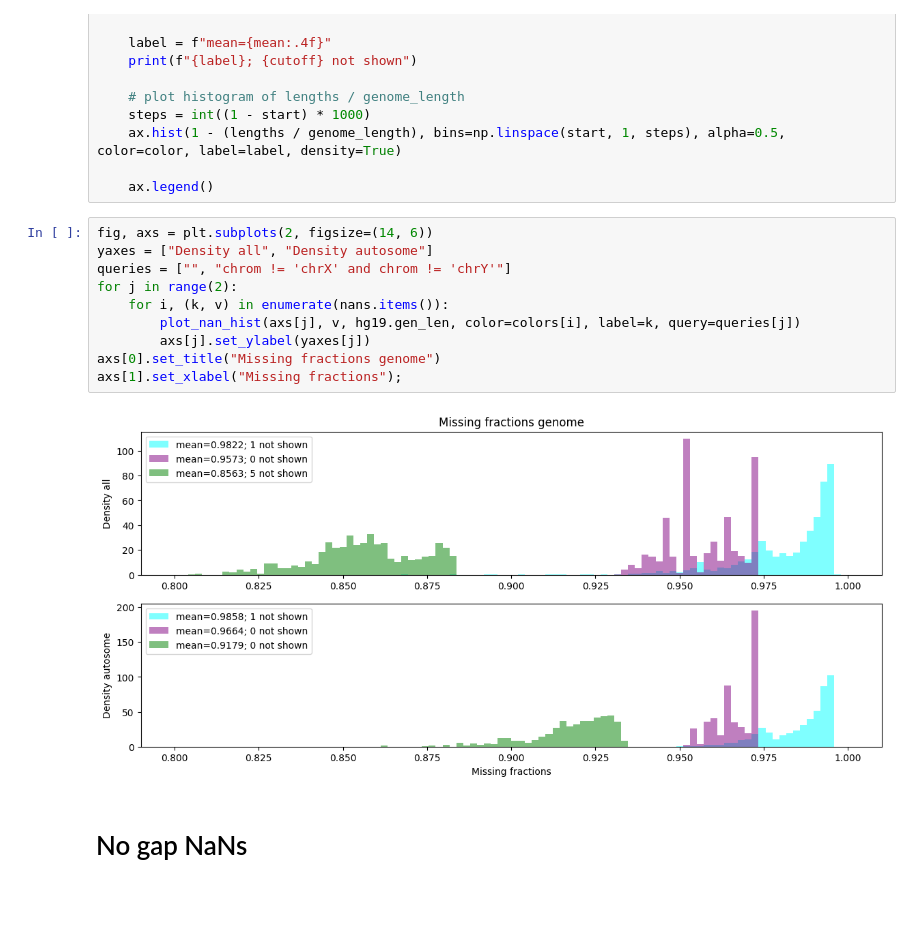
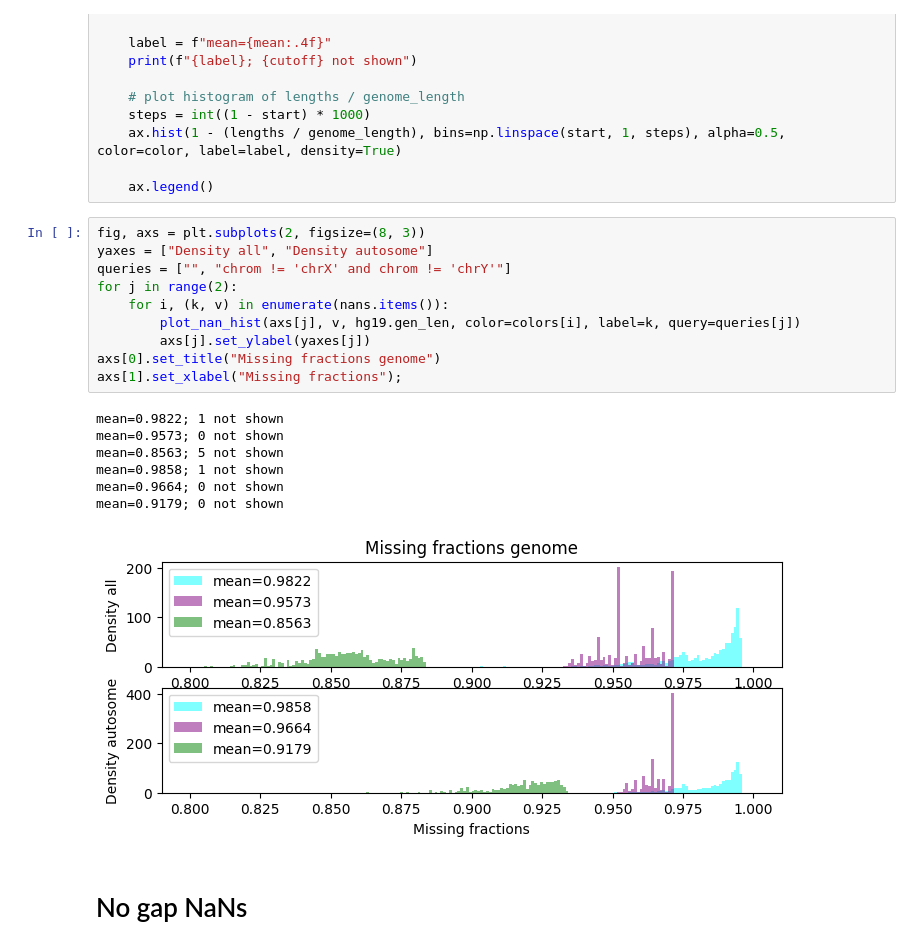
Before and after one commit to ICCB-Cologne/CNSistent, a Jupyter notebook: notebooks/analyze/analyze_coverage.ipynb, the cells around one changed output. Drawn from its saved outputs; the diff is of its cells as text; blank space fills up the shorter version.

```diff
--- a/notebooks/analyze/analyze_coverage.ipynb
+++ b/notebooks/analyze/analyze_coverage.ipynb
@@ -60,17 +60,23 @@ def plot_nan_hist(ax, nans, genome_length, color, label, query=None, start=0.8):
 
     ax.legend()
 # %%
-fig, axs = plt.subplots(2, figsize=(14, 6))
+fig, axs = plt.subplots(2, figsize=(8, 3))
 yaxes = ["Density all", "Density autosome"]
 queries = ["", "chrom != 'chrX' and chrom != 'chrY'"]
 for j in range(2):
     for i, (k, v) in enumerate(nans.items()):
         plot_nan_hist(axs[j], v, hg19.gen_len, color=colors[i], label=k, query=queries[j])
         axs[j].set_ylabel(yaxes[j])
 axs[0].set_title("Missing fractions genome")
 axs[1].set_xlabel("Missing fractions");
 # %% [output]
+mean=0.9822; 1 not shown
+mean=0.9573; 0 not shown
+mean=0.8563; 5 not shown
+mean=0.9858; 1 not shown
+mean=0.9664; 0 not shown
+mean=0.9179; 0 not shown
-[figure, old version]
+[figure, new version]
 # %% [markdown]
 # No gap NaNs
 # %%
```
Also changed, not shown: parts of 1 cell of this notebook.
